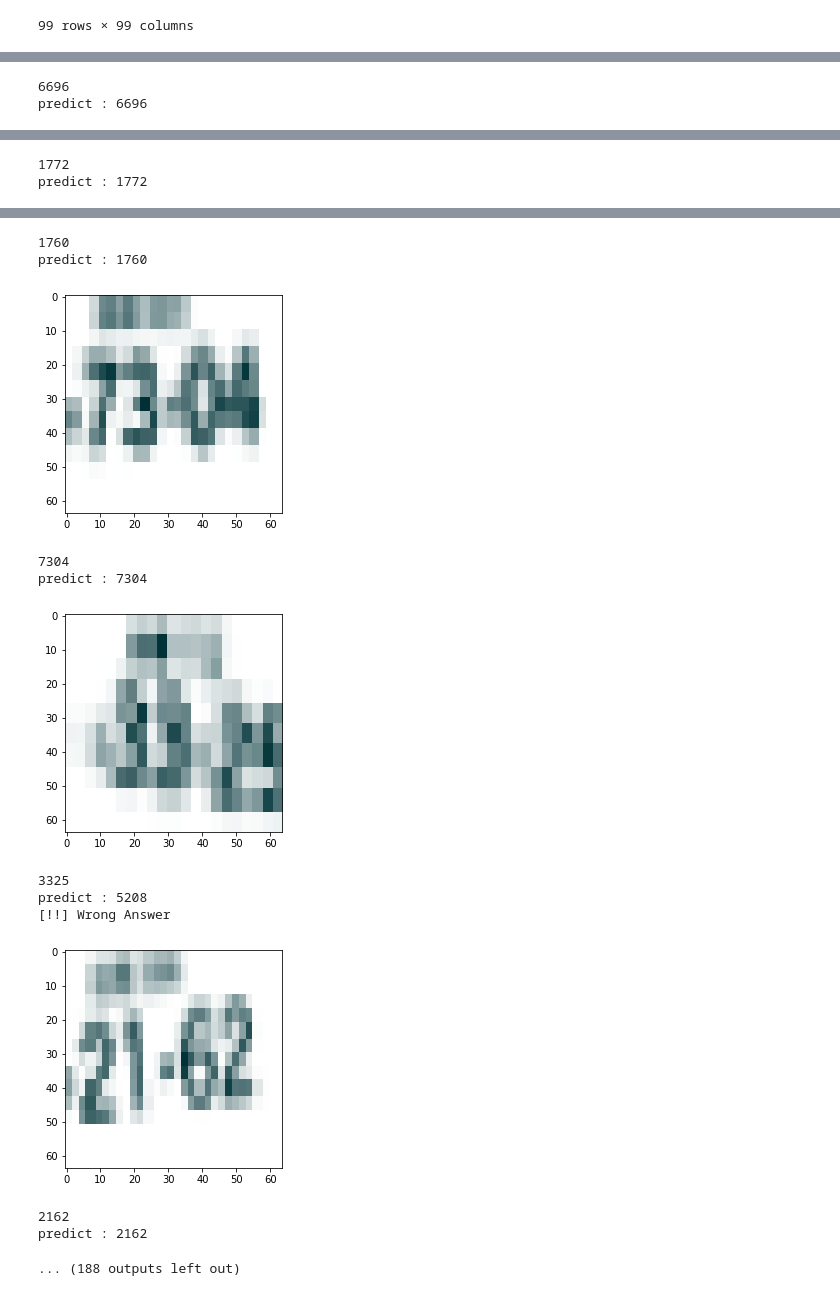
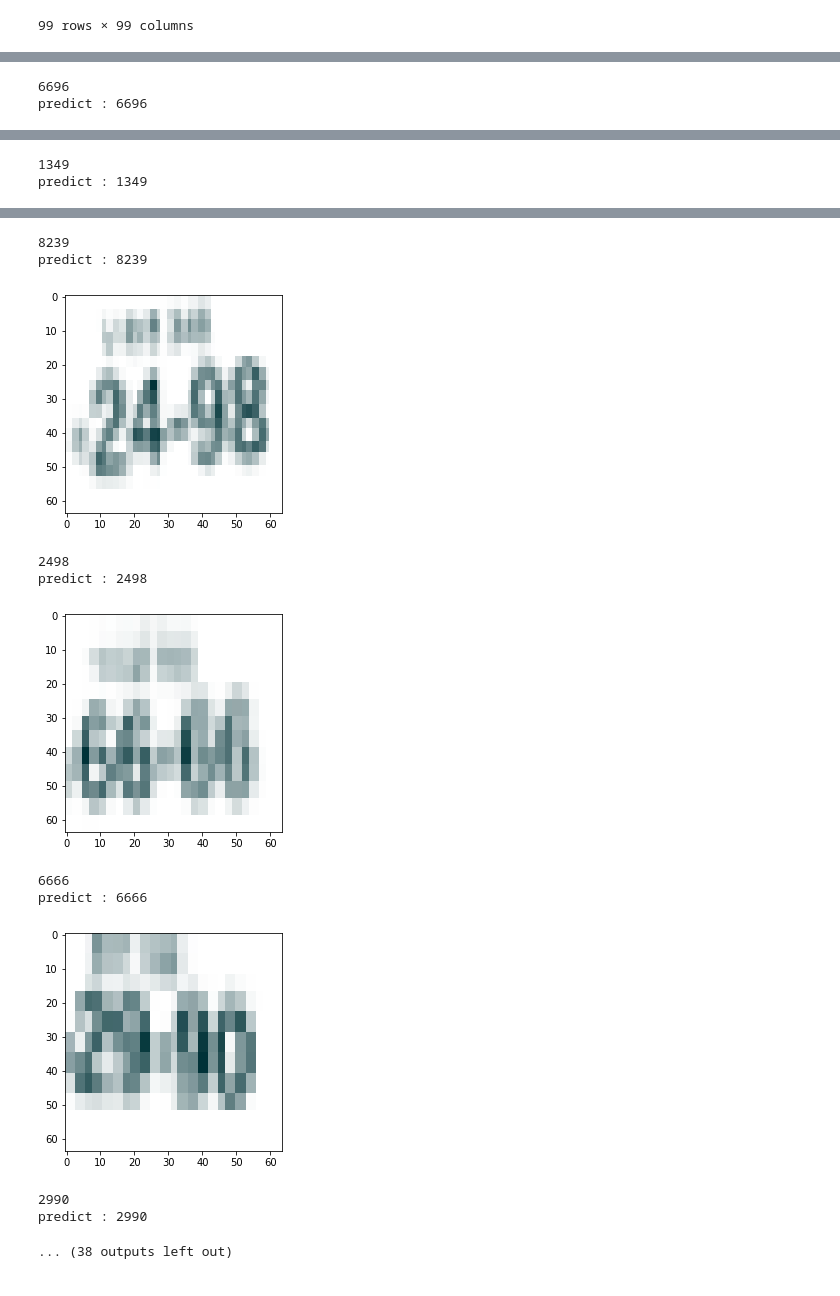
Before and after one commit to Tokunn/LowResLicePlatRecog, a Jupyter notebook: LowResLicePlatRecog.ipynb, the cells around one changed output, grey strips where cells are left out. Saved outputs shown, nothing was run; the diff lists cells and outputs as text; code cells hidden in the pictures.

```diff
--- a/LowResLicePlatRecog.ipynb
+++ b/LowResLicePlatRecog.ipynb
@@ -56,6 +56,6 @@ Y = np_utils.to_categorical(Y, output_classes)
 x_train, x_test, y_train, y_test = train_test_split(X, Y, test_size=0.33)
 # %%
 c = X.shape[0]
-for i in range(0, c, 1000):
-    plt.imshow(X[i])
-    plt.show()
+#for i in range(0, c, 1000):
+    #plt.imshow(X[i])
+    #plt.show()
@@ -185,7 +173,7 @@ c = x_test.shape[0]
 y_test_axis1 = np.argmax(y_test, axis=1)
 
 # random output
-for i in range(0, c, 10):
+for i in range(0, c, 151):
     plt.imshow(array_to_img(x_test[i]))
     plt.show()
     print(number_list[y_test_axis1[i]])
@@ -197,11 +185,11 @@ for i in range(0, c, 10):
 w_count = 0
 for i in range(c):
     if (y_test_axis1[i] != predict_classes[i]):
-        plt.imshow(array_to_img(x_test[i]))
-        plt.show()
-        print(number_list[y_test_axis1[i]])
-        print("predict : " + number_list[predict_classes[i]])
-        print("[!!] Wrong Answer")
+        #plt.imshow(array_to_img(x_test[i]))
+        #plt.show()
+        #print(number_list[y_test_axis1[i]])
+        #print("predict : " + number_list[predict_classes[i]])
+        #print("[!!] Wrong Answer")
         w_count += 1
 print("Accuracy: {0}/{1}={2}".format(c-w_count, c, (c-w_count)/float(c)))
 # %% [output]
@@ -212,2 +200,2 @@ predict : 6696
-1772
-predict : 1772
+1349
+predict : 1349
@@ -215,13 +203,12 @@ predict : 1772
-1760
-predict : 1760
+8239
+predict : 8239
-[figure, old version]
+[figure, new version]
-7304
-predict : 7304
+2498
+predict : 2498
-[figure, old version]
+[figure, new version]
-3325
-predict : 5208
-[!!] Wrong Answer
+6666
+predict : 6666
-[figure, old version]
+[figure, new version]
-2162
-predict : 2162
+2990
+predict : 2990
-... (188 outputs left out)
+... (38 outputs left out)
```
Also changed, not shown: parts of 2 cells of this notebook.
